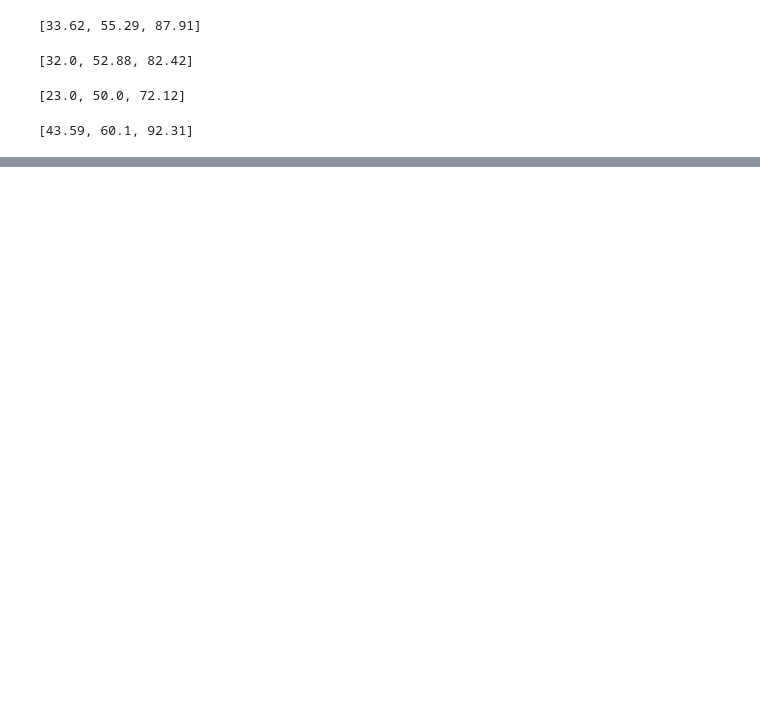
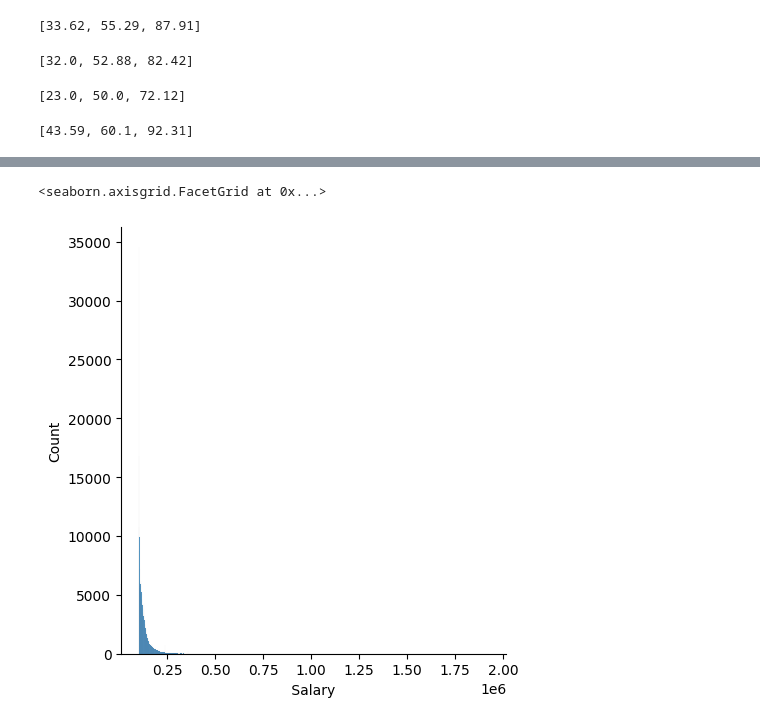
Before and after one commit to talezadeh/Salaries_in_Toronto, a Jupyter notebook: main.ipynb, the cells around one changed output, grey strips where cells are left out. Drawn from its saved outputs; the diff is of its cells as text; code cells hidden in the pictures; blank space fills up the shorter version.

```diff
--- a/main.ipynb
+++ b/main.ipynb
@@ -292,0 +551,7 @@ ottawa_values
+# %%
+import seaborn as sns
+
+sns.displot(df_pss, x=" Salary ")
+# %% [output]
+<seaborn.axisgrid.FacetGrid at 0x...>
+[figure, added]
```
Also changed, not shown: parts of 14 cells of this notebook, 4 other files.
